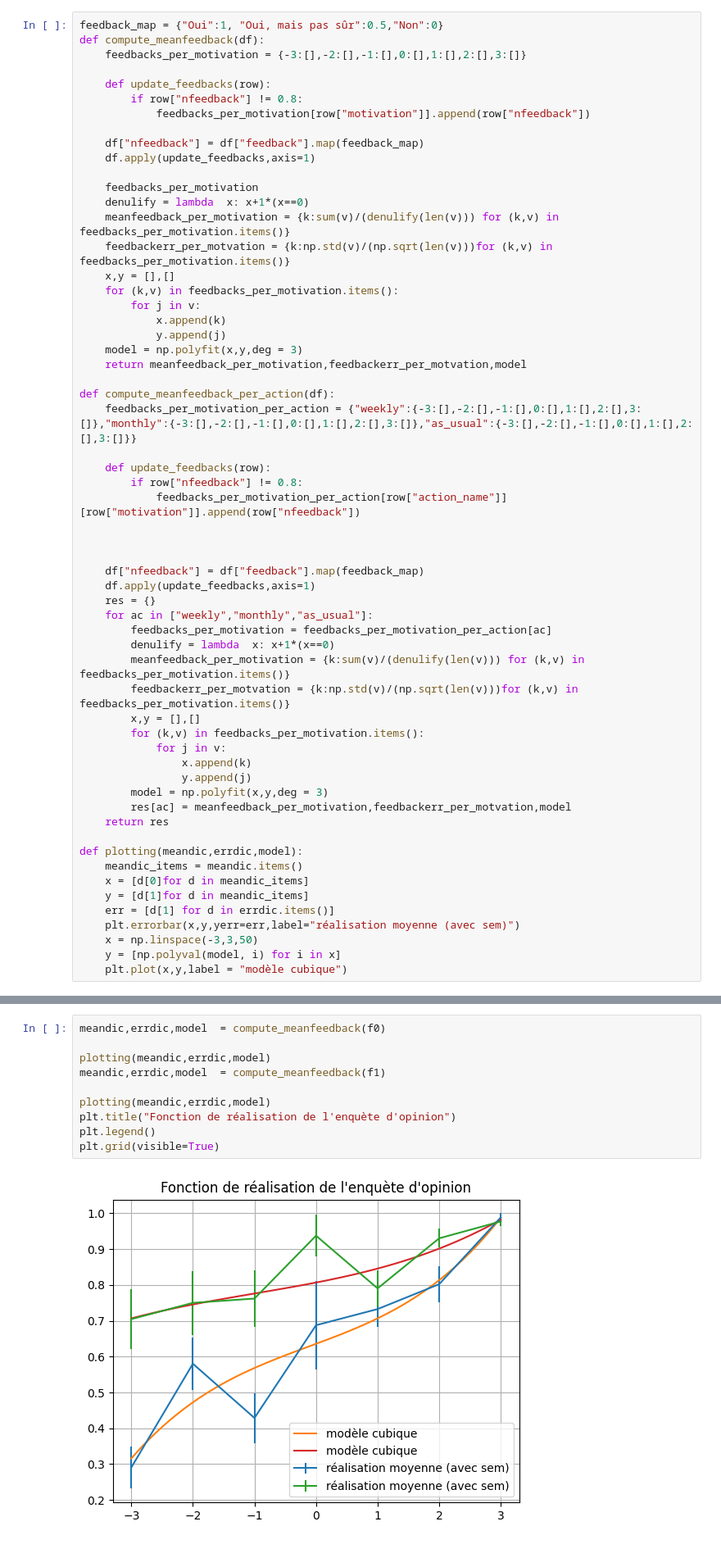
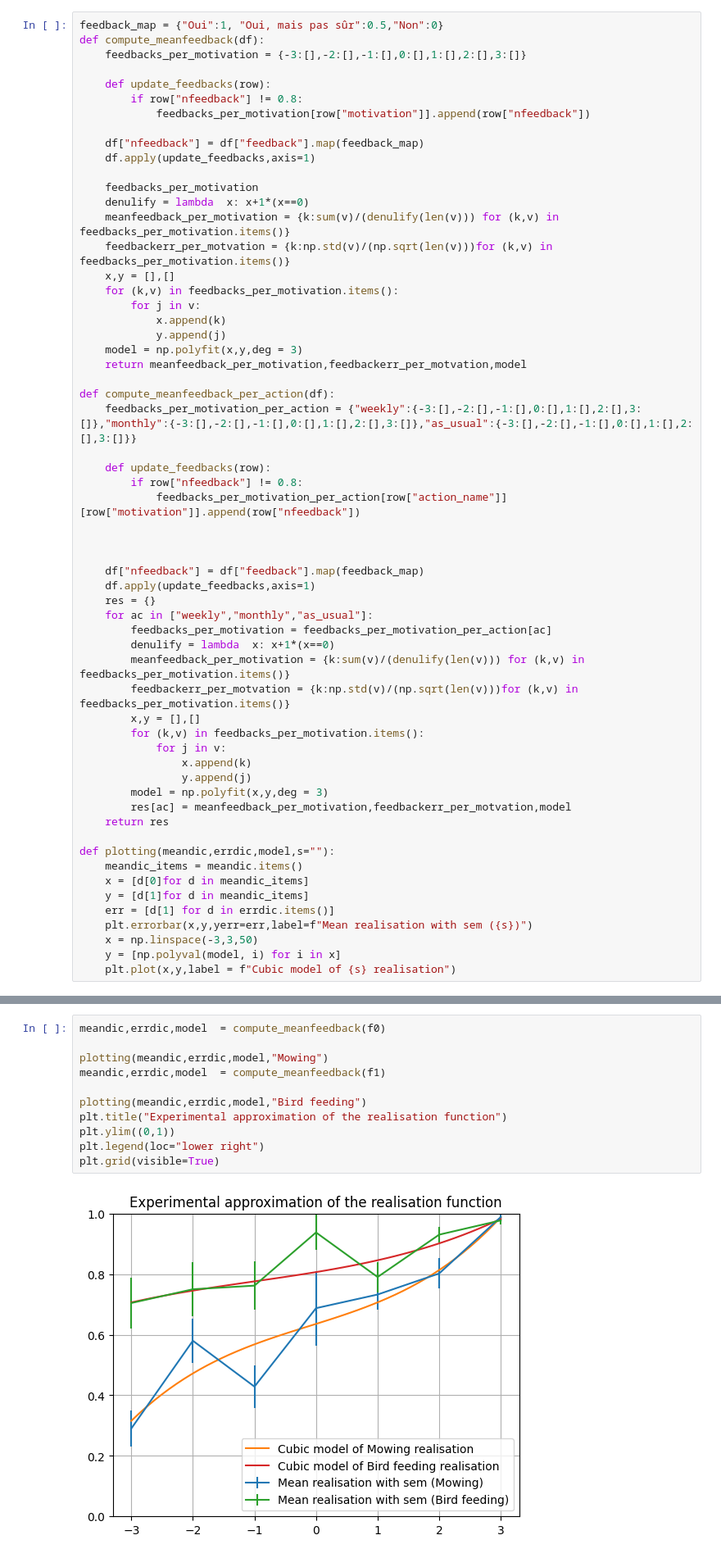
Before and after one commit to novincent/OptimacForm, a Jupyter notebook: src/data_treatment.ipynb, the cells around one changed output, grey strips where cells are left out. Shown at 82% size. Saved outputs shown, nothing was run; the diff lists cells and outputs as text.

```diff
--- a/src/data_treatment.ipynb
+++ b/src/data_treatment.ipynb
@@ -89,15 +84,15 @@ def compute_meanfeedback_per_action(df):
         res[ac] = meanfeedback_per_motivation,feedbackerr_per_motvation,model
     return res
 
-def plotting(meandic,errdic,model):
+def plotting(meandic,errdic,model,s=""):
     meandic_items = meandic.items()
     x = [d[0]for d in meandic_items]
     y = [d[1]for d in meandic_items]
     err = [d[1] for d in errdic.items()]
-    plt.errorbar(x,y,yerr=err,label="réalisation moyenne (avec sem)")
+    plt.errorbar(x,y,yerr=err,label=f"Mean realisation with sem ({s})")
     x = np.linspace(-3,3,50)
     y = [np.polyval(model, i) for i in x]
-    plt.plot(x,y,label = "modèle cubique")
+    plt.plot(x,y,label = f"Cubic model of {s} realisation")
 # %%
 r0 = compute_meanfeedback_per_action(f0)
 #mf1,ef1,model1 = compute_meanfeedback(f1)
@@ -114,15 +109,16 @@ plt.grid(visible=True)
 # %%
 meandic,errdic,model  = compute_meanfeedback(f0)
 
-plotting(meandic,errdic,model)
+plotting(meandic,errdic,model,"Mowing")
 meandic,errdic,model  = compute_meanfeedback(f1)
 
-plotting(meandic,errdic,model)
-plt.title("Fonction de réalisation de l'enquète d'opinion")
-plt.legend()
+plotting(meandic,errdic,model,"Bird feeding")
+plt.title("Experimental approximation of the realisation function")
+plt.ylim((0,1))
+plt.legend(loc="lower right")
 plt.grid(visible=True)
 # %% [output]
-[figure, old version]
+[figure, new version]
 # %%
 def compute_motiv_distrib(df,action_names):
     motiv_distrib = {ac:{-3:0,-2:0,-1:0,0:0,1:0,2:0,3:0}for ac in action_names}
```
Also changed, not shown: parts of 7 cells of this notebook, 3 other files.
